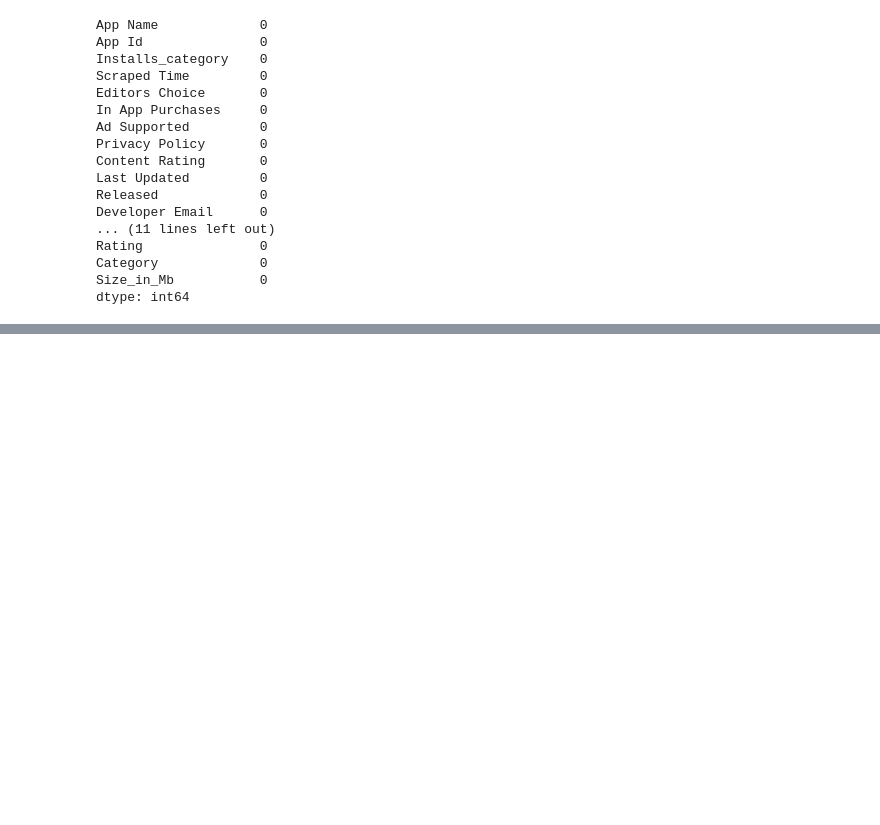
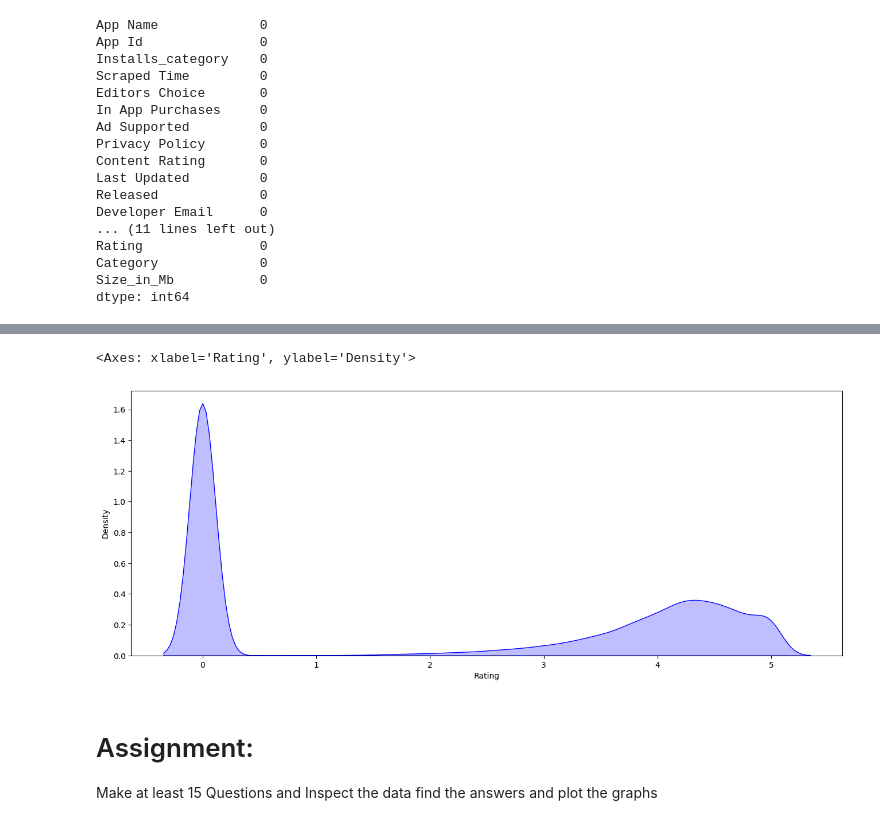
Before and after one commit to Danish12365/AI-and-Data-Science-6-Months, a Jupyter notebook: day_17/Google-Playstore2.ipynb, the cells around one changed output, grey strips where cells are left out. Saved outputs shown, nothing was run; the diff lists cells and outputs as text; code cells hidden in the pictures; blank space fills up the shorter version.

```diff
--- a/day_17/Google-Playstore2.ipynb
+++ b/day_17/Google-Playstore2.ipynb
@@ -741,0 +893,10 @@ dtype: int64
+# %%
+# plot the rating distribution
+plt.figure(figsize=(16, 6)) # make figure size
+sns.kdeplot(df['Rating'], color="blue", shade=True) # plot the distribution plot
+# %% [output]
+<Axes: xlabel='Rating', ylabel='Density'>
+[figure, added]
+# %% [markdown]
+# Assignment:
+Make at least 15 Questions and Inspect the data find the answers and plot the graphs
```
Also changed, not shown: parts of 35 cells of this notebook, 7 other files.
